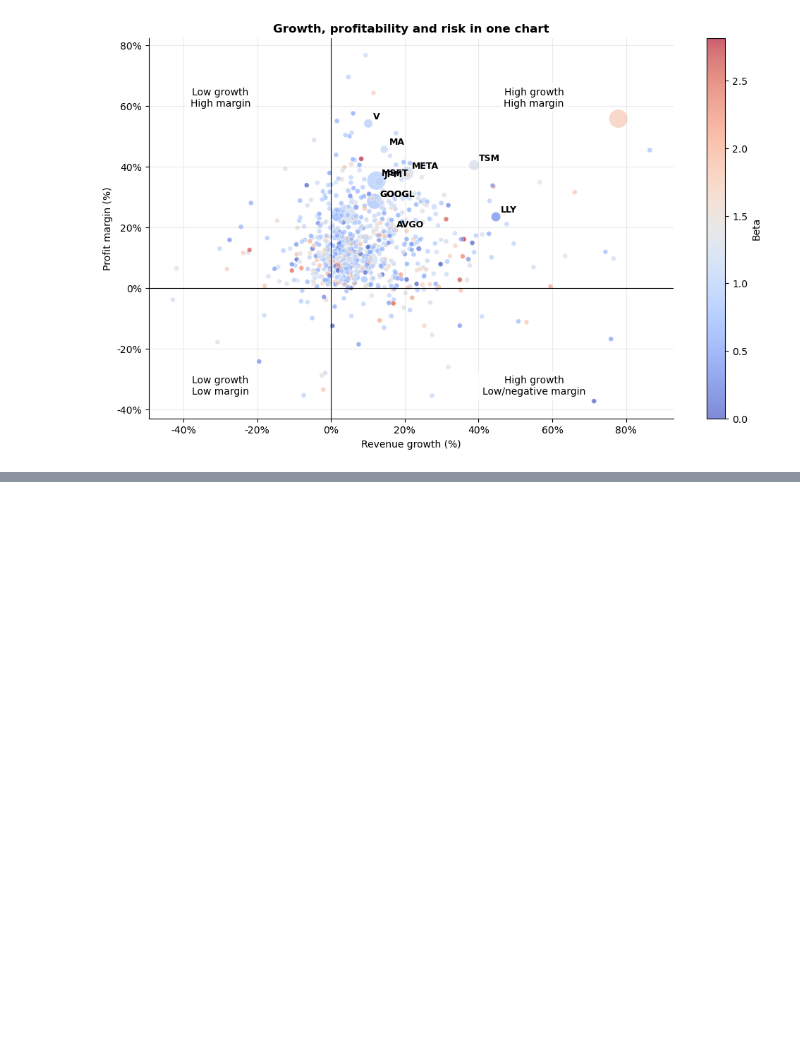
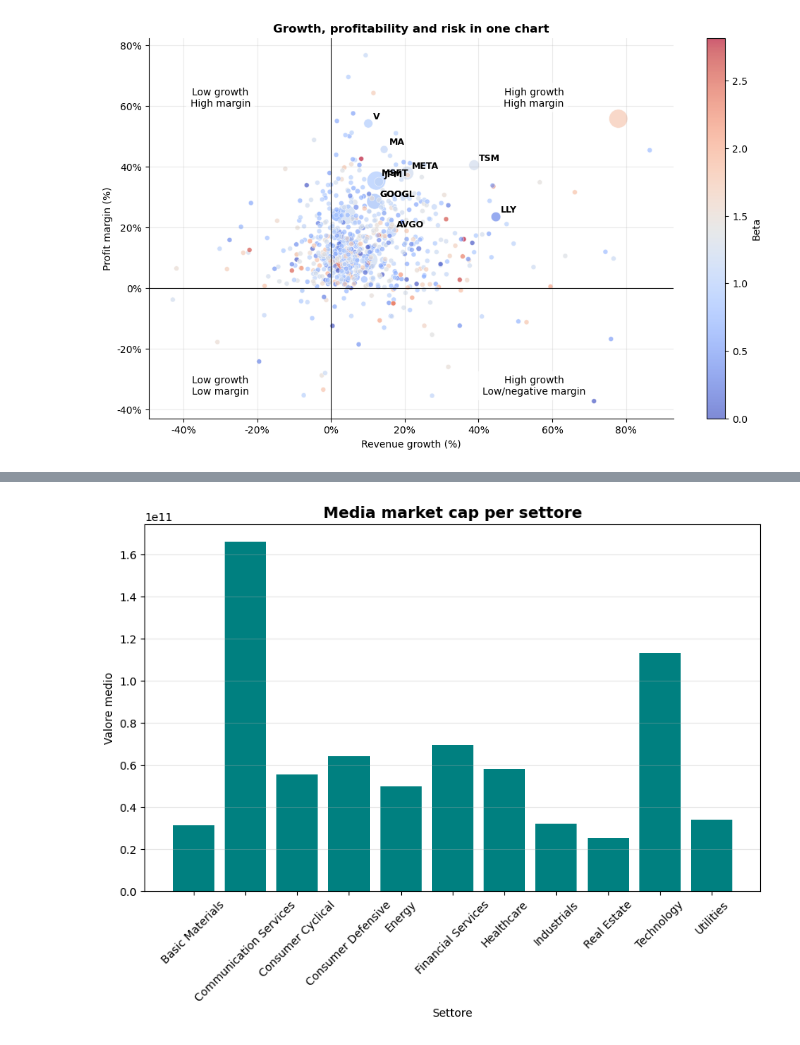
Before and after one commit to luc-nic/Luca-Nicolosi, a Jupyter notebook: Financial_Investment_Storytelling_extended.ipynb, the cells around one changed output, grey strips where cells are left out. Cells and saved outputs as stored; diff of their text form; code cells hidden in the pictures; blank space fills up the shorter version.

```diff
--- a/Financial_Investment_Storytelling_extended.ipynb
+++ b/Financial_Investment_Storytelling_extended.ipynb
@@ -1314,0 +1341,16 @@ plt.show()
+# %%
+mean_sec = df.groupby('sector')['market_cap'].mean()
+
+plt.figure(figsize=(10,6))
+
+plt.bar(mean_sec.index, mean_sec.values, color= 'teal' )
+
+plt.title('Media market cap per settore', fontsize = 14)
+plt.ylabel('Valore medio')
+plt.xlabel('Settore')
+plt.xticks(rotation= 45)
+plt.grid(axis='y', alpha= 0.3)
+
+plt.show()
+# %% [output]
+[figure, added]
```
Also changed, not shown: parts of 4 cells of this notebook, 2 other files.
